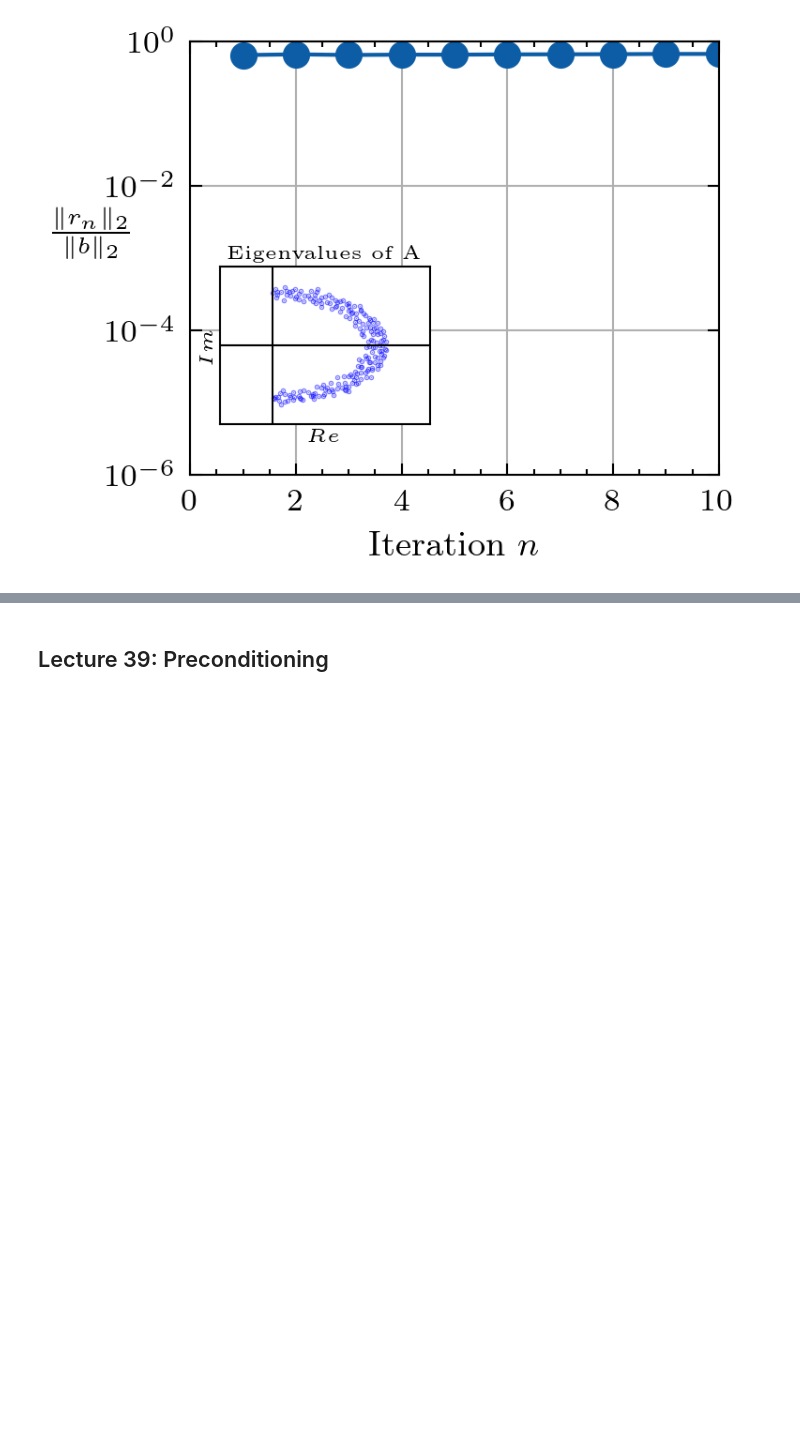
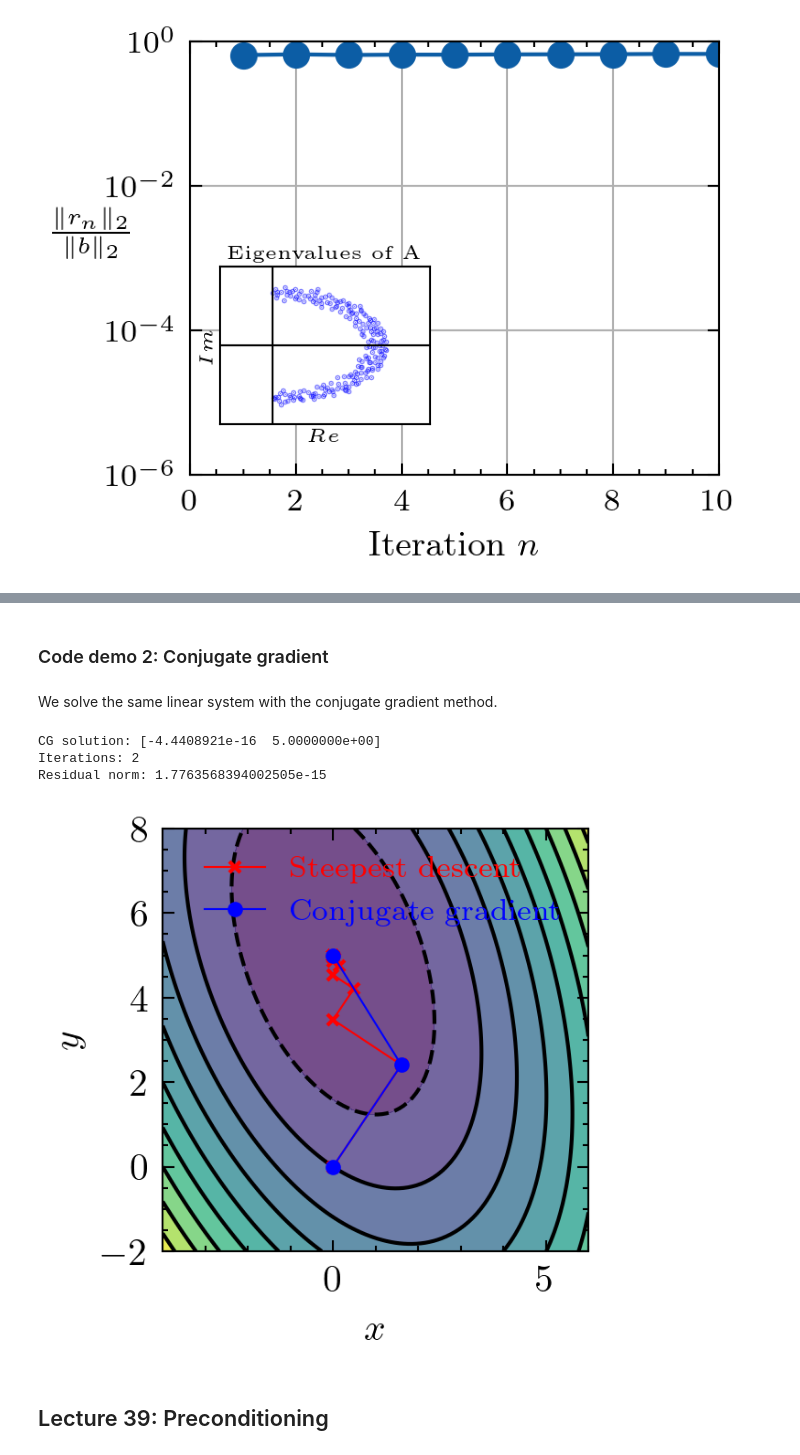
Before and after one commit to rycroft-group/math513, a Jupyter notebook: 6_iter/6_iter.ipynb, the cells around one changed output, grey strips where cells are left out. Saved outputs shown, nothing was run; the diff lists cells and outputs as text; code cells hidden in the pictures; blank space fills up the shorter version.

```diff
--- a/6_iter/6_iter.ipynb
+++ b/6_iter/6_iter.ipynb
@@ -334,3 +416,75 @@ plt.show()
+# %% [markdown]
+### Code demo 2: Conjugate gradient
+# %% [markdown]
+We solve the same linear system with the conjugate gradient method.
+# %%
+# Conjugate gradient for Ax = b
+def cg(A, b, x0, tol=1e-10, max_iters=100):
+    x = x0.copy().astype(float)
+    r = b - A @ x
+    p = r.copy()
+    rr_old = r @ r
+    x_list = [x.copy()]
+
+    for k in range(1, max_iters + 1):
+        Ap = A @ p
+        alpha = rr_old / (p @ Ap)
+        x = x + alpha * p
+        r = r - alpha * Ap
+        x_list.append(x.copy())
+
+        rr_new = r @ r
+        if np.sqrt(rr_new) < tol:
+            return x, np.array(x_list), k
+
+        beta = rr_new / rr_old
+        p = r + beta * p
+        rr_old = rr_new
+
+    return x, np.array(x_list), max_iters
+
+
+# Run CG on the system from above: A u = f
+x0 = np.zeros_like(b, dtype=float)
+x_cg, x_cg_list, k_cg = cg(A, b, x0, tol=eps, max_iters=max_iters)
+
+print("CG solution:", x_cg)
+print("Iterations:", k_cg)
+print("Residual norm:", np.linalg.norm(b - A @ x_cg))
+# %% [output]
+CG solution: [-4.4408921e-16  5.0000000e+00]
+Iterations: 2
+Residual norm: 1.7763568394002505e-15
+# %%
+# Plot results - create contours of phi function
+n = 100
+xx = np.linspace(-4, 6, n)
+yy = np.linspace(-2, 8, n)
+X, Y = np.meshgrid(xx, yy)
+pxy = np.zeros((n, n))
+for i in range(n):
+    for j in range(n):
+        x = np.array([X[i, j], Y[i, j]])
+        pxy[i, j] = 0.5*np.dot(x.T, np.dot(A, x))-np.dot(x, b)
+
+fig, ax = plt.subplots(1, 1, figsize=(2, 2), dpi=300)
+# Plot contours
+contourf = ax.contourf(X, Y, pxy, 10, alpha=.75)
+contour = ax.contour(X, Y, pxy, 10, colors='black')
+# Plot steepest descent as references
+ax.plot(x_k[:k, 0], x_k[:k, 1], color='red', marker='x', ms=3, lw=0.5, label='Steepest descent')
+# Plot results: overlay progress of algorithm
+ax.plot(
+    x_cg_list[:, 0], x_cg_list[:, 1], color='blue', marker='o', ms=3, lw=0.5, label='Conjugate gradient'
+)
+
+# Formatting
+ax.set_xlabel('$x$')
+ax.set_ylabel('$y$')
+ax.legend(loc='upper right', fontsize=8, labelcolor=['red', 'blue'])
+plt.show()
+# %% [output]
+[figure, added]
 # %% [markdown]
 ## Lecture 39: Preconditioning
 # %% [markdown]
```
Also changed, not shown: parts of 9 cells of this notebook, 2 other files.
